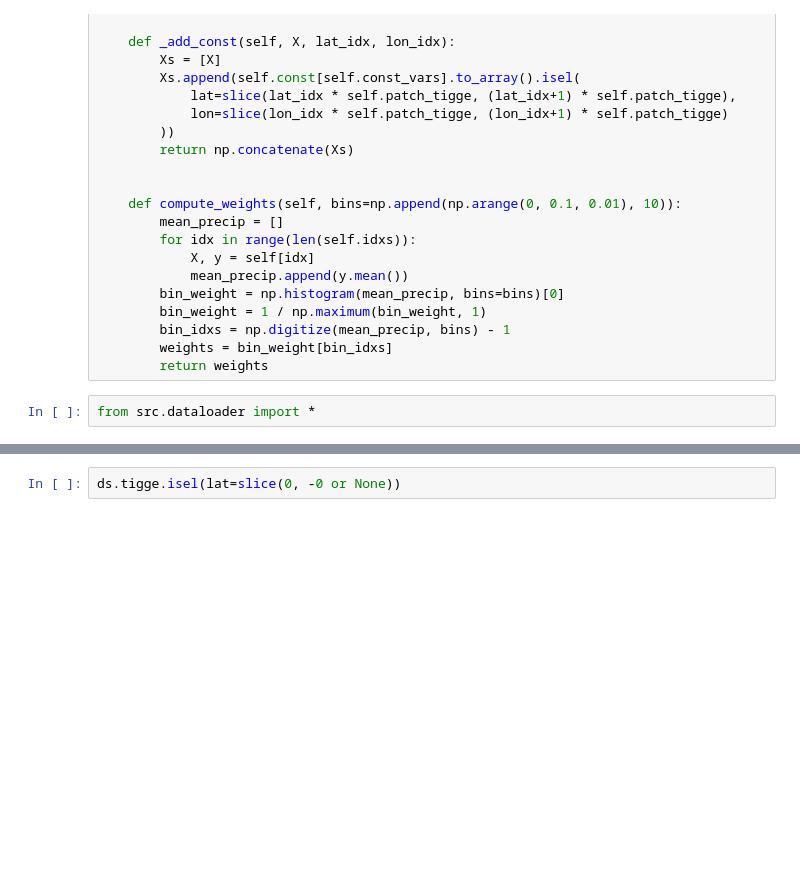
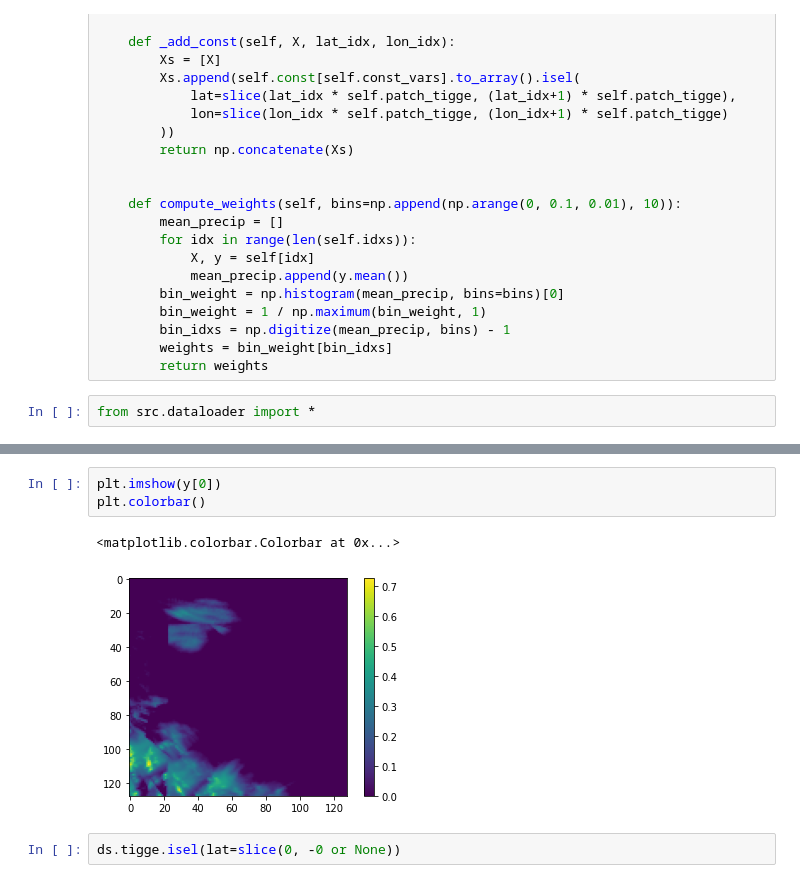
Before and after one commit to raspstephan/nwp-downscale, a Jupyter notebook: notebooks/04-Dataloader.ipynb, the cells around one changed output, grey strips where cells are left out. Drawn from its saved outputs; the diff is of its cells as text; blank space fills up the shorter version.

```diff
--- a/notebooks/04-Dataloader.ipynb
+++ b/notebooks/04-Dataloader.ipynb
@@ -453,3 +455,9 @@ X.shape, y.shape
+# %%
+plt.imshow(y[0])
+plt.colorbar()
+# %% [output]
+<matplotlib.colorbar.Colorbar at 0x...>
+[figure, added]
 # %%
 ds.tigge.isel(lat=slice(0, -0 or None))
 # %% [output]
```
Also changed, not shown: parts of 5 cells of this notebook, 1 other file.
